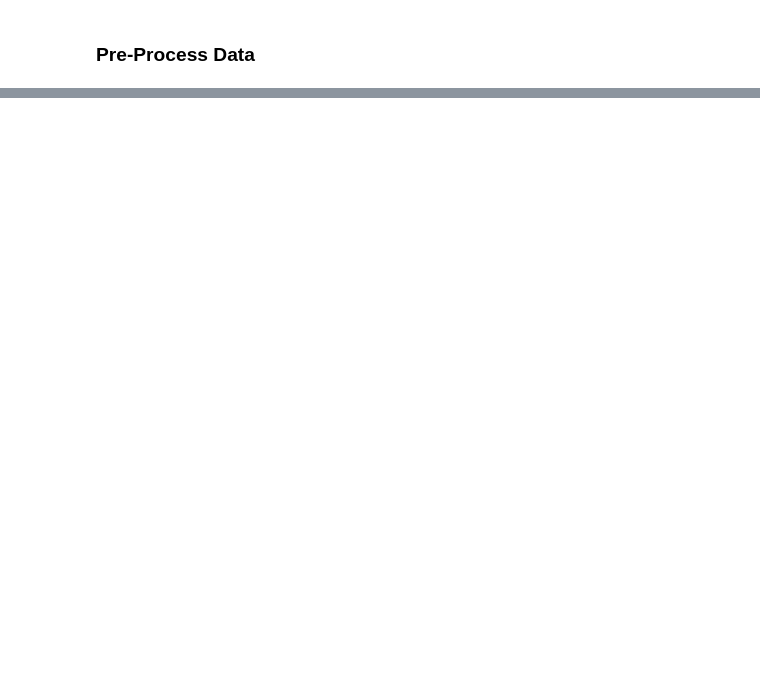
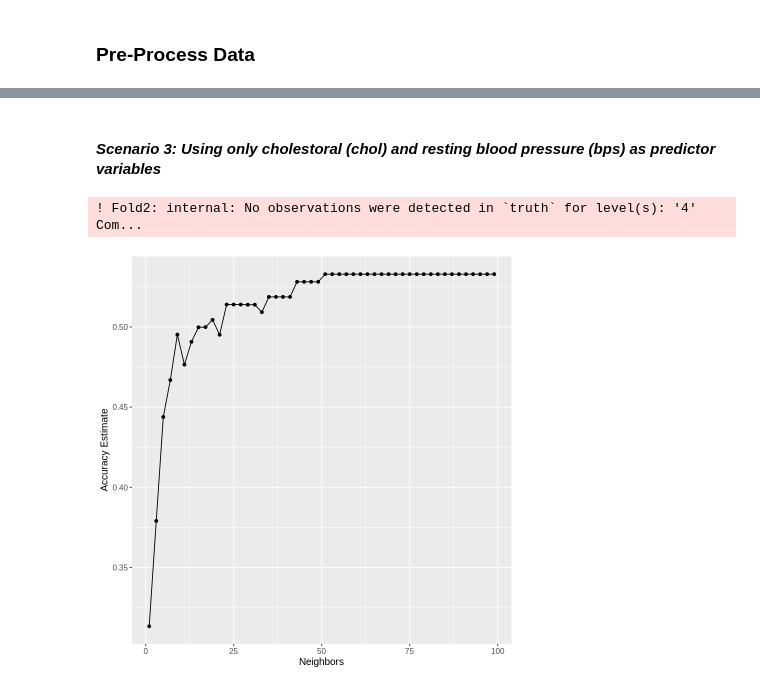
Before and after one commit to Wuliao-mao/DSCI-Project-10, a Jupyter notebook: Final Project.ipynb, the cells around one changed output, grey strips where cells are left out. Saved outputs shown, nothing was run; the diff lists cells and outputs as text; code cells hidden in the pictures; blank space fills up the shorter version.

```diff
--- a/Final Project.ipynb
+++ b/Final Project.ipynb
@@ -810,0 +408,28 @@ Marateb, Hamid Reza, and Sobhan Goudarzi. ‘A Noninvasive Method for Coronary A
+# %% [markdown]
+#### _Scenario 3: Using only cholestoral (chol) and resting blood pressure (bps) as predictor variables_
+# %%
+heart_recipe_chol_bps <- recipe(num ~ chol + restbps, data = patients_train) %>%
+    step_scale(all_predictors()) %>%
+    step_center(all_predictors())
+
+knn_results_chol_bps <- workflow() %>%
+  add_recipe(heart_recipe_chol_bps) %>%
+  add_model(knn_tune) %>%
+  tune_grid(resamples = heart_vfold, grid = k_vals) %>%
+  collect_metrics()
+
+accuracies_chol_bps <- knn_results_chol_bps %>%
+    filter(.metric == "accuracy")
+
+accuracy_vs_k_chol_bps <- ggplot(accuracies_chol_bps, aes(x = neighbors, y = mean)) +
+  geom_point() +
+  geom_line() +
+  labs(x = "Neighbors", y = "Accuracy Estimate") +
+  ggtitle("Accuracy estimate for K (chol and resting blood pressure)") +
+  theme(text = element_text(size = 12))
+
+accuracy_vs_k_chol_bps
+# %% [output]
+! Fold2: internal: No observations were detected in `truth` for level(s): '4'
+Com...
+[figure, added]
```
Also changed, not shown: parts of 131 cells of this notebook.
